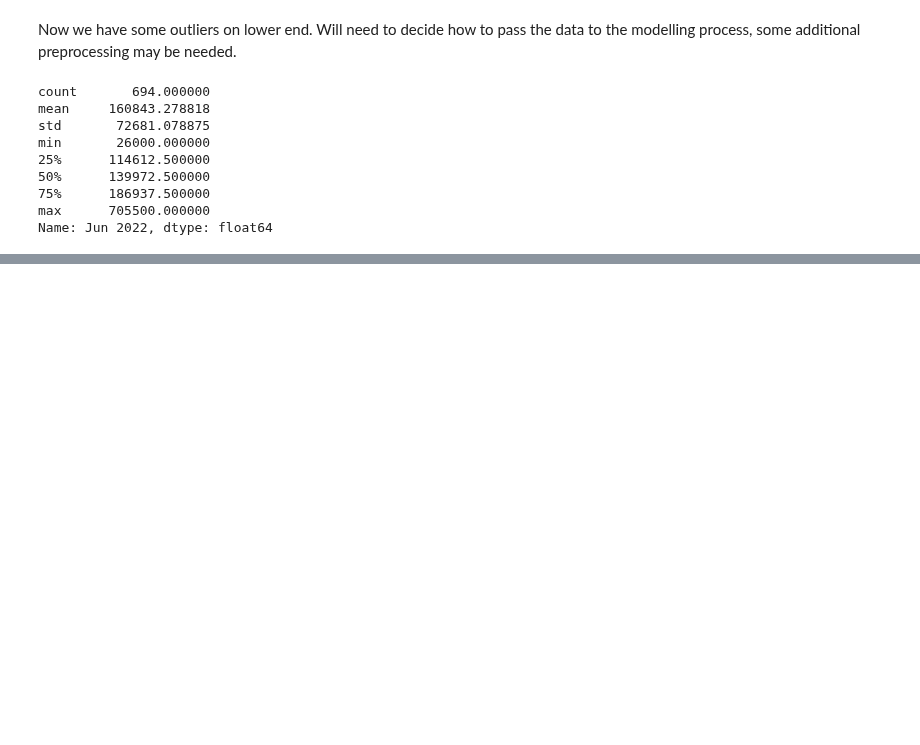
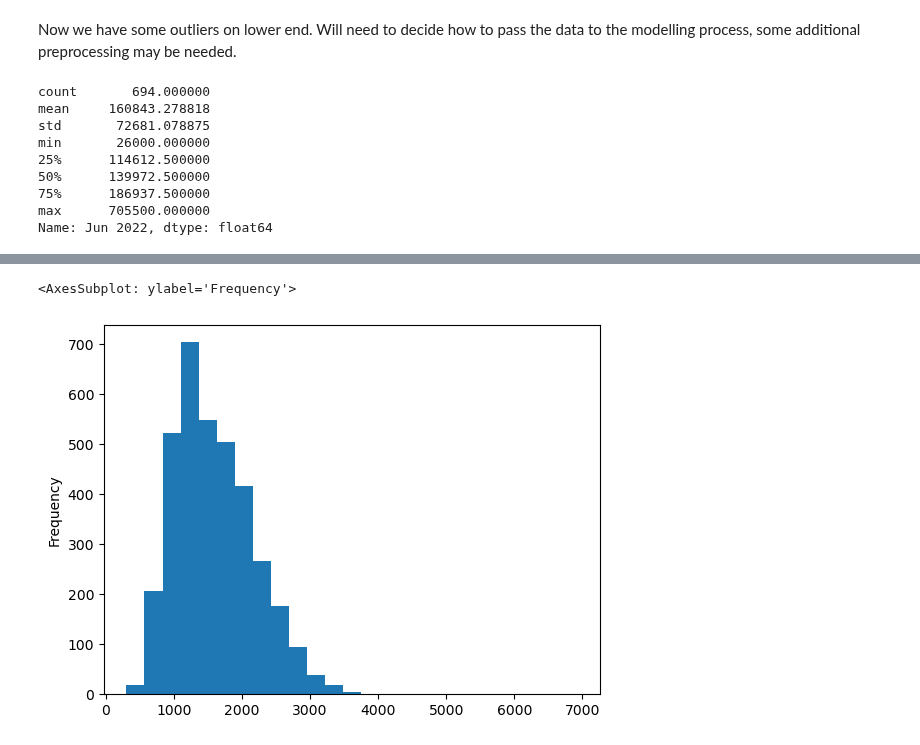
Before and after one commit to Urban-Analytics-Technology-Platform/demoland-project, a Jupyter notebook: python/house_prices.ipynb, the cells around one changed output, grey strips where cells are left out. Cells and saved outputs as stored; diff of their text form; code cells hidden in the pictures; blank space fills up the shorter version.

```diff
--- a/python/house_prices.ipynb
+++ b/python/house_prices.ipynb
@@ -122,0 +182,5 @@ I would go ahead with the median per LSOA as processed here.
+# %%
+tyne_oa.priceper.plot.hist(bins=25)
+# %% [output]
+<AxesSubplot: ylabel='Frequency'>
+[figure, added]
```
Also changed, not shown: parts of 14 cells of this notebook.
